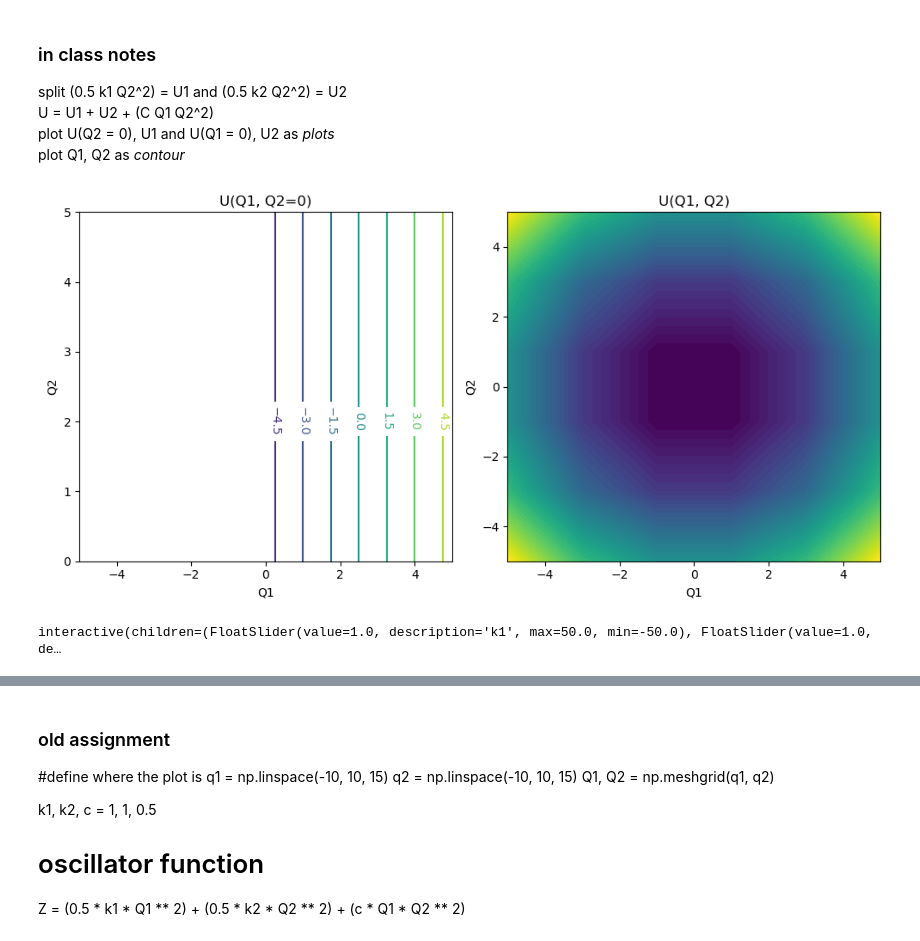
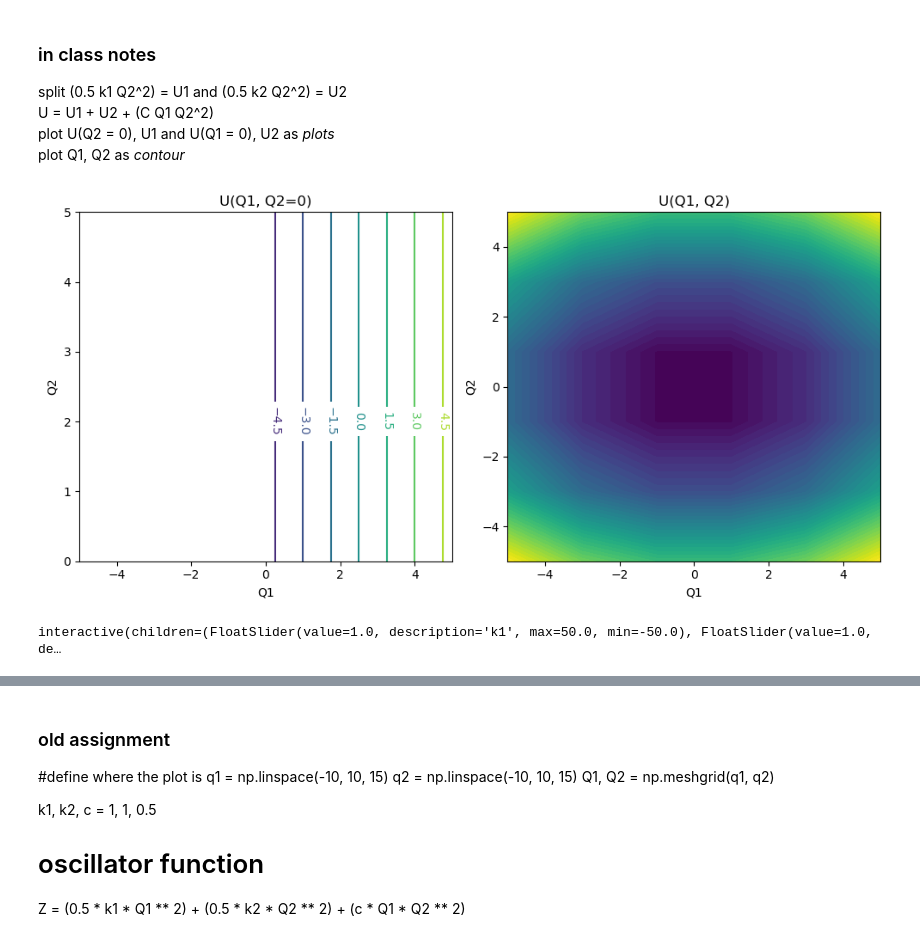
Before and after one commit to Phys3510-Fall2024/introduction-to-plotting-overgrownmoon, a Jupyter notebook: plotting.ipynb, the cells around one changed output, grey strips where cells are left out. Drawn from its saved outputs; the diff is of its cells as text; code cells hidden in the pictures.

```diff
--- a/plotting.ipynb
+++ b/plotting.ipynb
@@ -16,61 +16,66 @@ from ipywidgets import interact, FloatSlider, IntSlider
 # %%
 #retrying this to make sure i understand. if i dont get the grade thats fine i just need to know whats going on
 
-#first we define the veriables
-q1 = np.linspace(-5,5,6)
-q2 = np.linspace(-5,5,6)
-Q1, Q2 = np.meshgrid(q1, q2)
-#print(Q1, Q2)
-#k1 = 1.0
-#k2 = 1.0
-#c = 0.0
+def bigplot(k1=1, k2=2, c=0, levels=10):
 
-#define the functions, split apart into sections
-def U1 (Q1):
-    return 0.5 * k1 * Q1**2
-def U2 (Q2):
-    return 0.5 * k2 * Q2**2
+    #first we define the veriables
+    q1 = np.linspace(-5,5,6)
+    q2 = np.linspace(-5,5,6)
+    Q1, Q2 = np.meshgrid(q1, q2)
+    #print(Q1, Q2)
+    #k1 = 1.0
+    #k2 = 1.0
+    #c = 0.0
 
-def U (Q1, Q2):
-    return U1(Q1) + U2(Q2) + c * Q1 * Q2**2
+    #define the functions, split apart into sections
+    def U1 (Q1):
+        return 0.5 * k1 * Q1**2
+    def U2 (Q2):
+        return 0.5 * k2 * Q2**2
 
-U1_y = U1(Q1)
-U2_y = U2(Q2)
-U_y = U(Q1, Q2)
-#print(U(Q1, Q2))
+    def U (Q1, Q2):
+        return U1(Q1) + U2(Q2) + c * Q1 * Q2**2
 
-#can i test the plot now?
+    U1_y = U1(Q1)
+    U2_y = U2(Q2)
+    U_y = U(Q1, Q2)
+    #print(U(Q1, Q2))
 
-#print(np.transpose([Q1, U_y])) #do it work
-#print(U(1, 1, 0))
+    #can i test the plot now?
 
-plt.figure(figsize=(10,5))
+    #print(np.transpose([Q1, U_y])) #do it work
+    #print(U(1, 1, 0))
 
-plt.subplot(1, 2, 1)
-q_levels = [-2, -1, 0, 1, 2, 4]
-plot1 = plt.contourf(Q1, Q2==0, U_y, levels=q_levels, cmap="viridis")
-plot2 = plt.contour(Q1, Q2==q_levels, levels=6)
-plt.clabel(plot2)
-plt.xlabel("Q1")
-plt.ylabel("Q2")
-plt.title("U(Q1, Q2=0)")
+    plt.figure(figsize=(10,5))
 
-plt.subplot(1, 2, 2)
-plot3 = plt.contourf(Q1, Q2, U_y, levels=50, cmap="viridis")
-plt.xlabel("Q1")
-plt.ylabel("Q2")
-plt.title("U(Q1, Q2)")
+    plt.subplot(1, 2, 1)
+    q_levels = [-2, -1, 0, 1, 2, 4]
+    plot1 = plt.contourf(Q1, Q2==0, U_y, levels=q_levels, cmap="viridis")
+    plot2 = plt.contour(Q1, Q2==q_levels, levels=6)
+    plt.clabel(plot2)
+    plt.xlabel("Q1")
+    plt.ylabel("Q2")
+    plt.title("U(Q1, Q2=0)")
+
+    plt.subplot(1, 2, 2)
+    plot3 = plt.contourf(Q1, Q2, U_y, levels=50, cmap="viridis")
+    plt.xlabel("Q1")
+    plt.ylabel("Q2")
+    plt.title("U(Q1, Q2)")
 
 
+    plt.tight_layout()
+    plt.show()
 
-plt.tight_layout()
-plt.show()
+bigplot()
 
-interact(plot3,
-         k1=FloatSlider(min=-50, max=50, step=0.1, value=1.0, description='k1'),
-         k2=FloatSlider(min=-50, max=50, step=0.1, value=1.0, description='k2'),
-         c=FloatSlider(min=-50, max=50, step=0.1, value=0.0, description='c')
+
+interact(bigplot,
+        k1=FloatSlider(min=-50, max=50, step=0.1, value=1.0, description='k1'),
+        k2=FloatSlider(min=-50, max=50, step=0.1, value=1.0, description='k2'),
+        c=FloatSlider(min=-50, max=50, step=0.1, value=0.0, description='c'),
+        levels=FloatSlider(min=0, max=50, step=0.1, value=0.0, description='levels')
 )
 # %% [output]
-[figure, old version]
+[figure, new version]
 interactive(children=(FloatSlider(value=1.0, description='k1', max=50.0, min=-50.0), FloatSlider(value=1.0, de…
```
Also changed, not shown: parts of 1 cell of this notebook, 3 other files.
